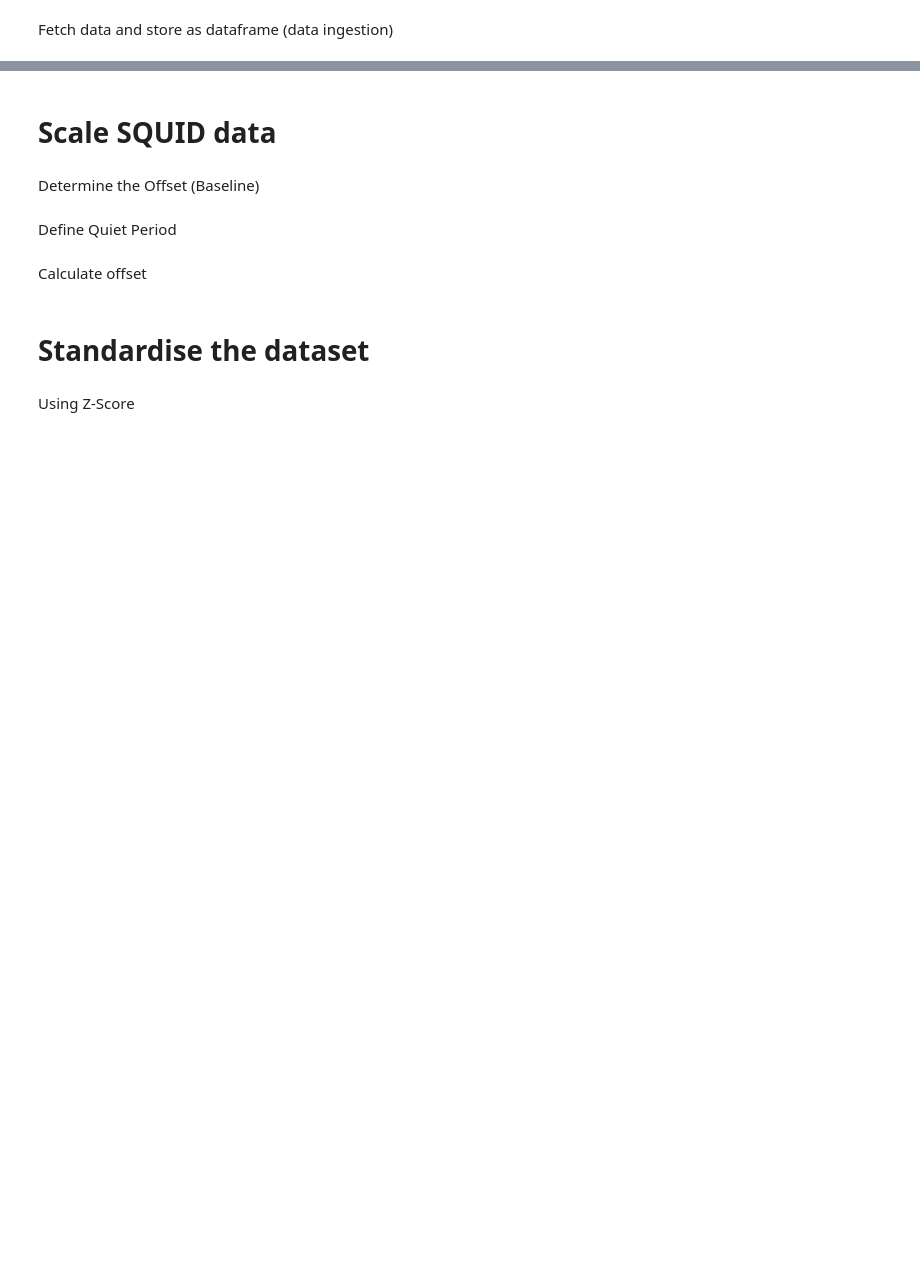
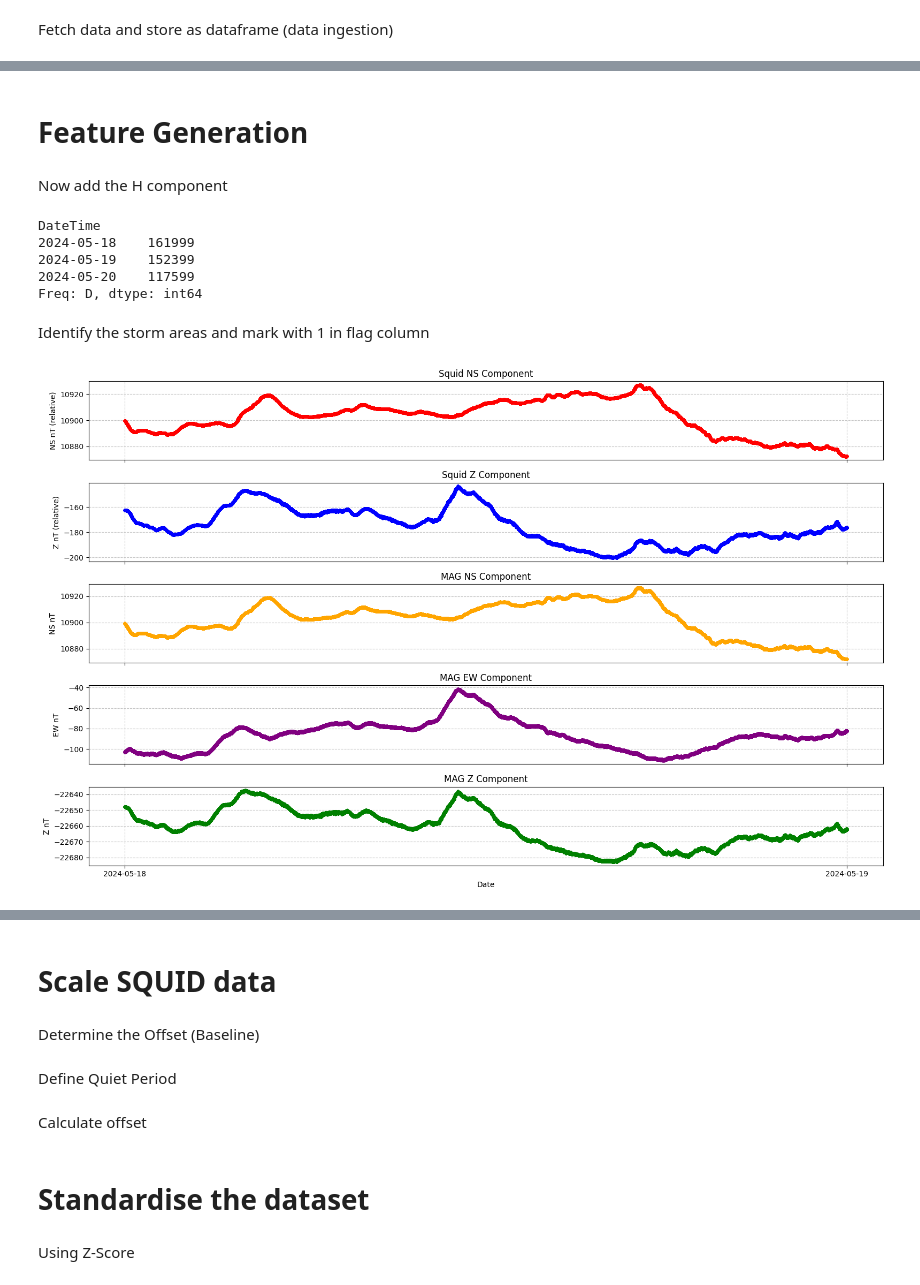
Before and after one commit to TPiphone/Bigdata_Event_Detection, a Jupyter notebook: bigdata_detection/modules/eda.ipynb, the cells around one changed output, grey strips where cells are left out. Drawn from its saved outputs; the diff is of its cells as text; code cells hidden in the pictures; blank space fills up the shorter version.

```diff
--- a/bigdata_detection/modules/eda.ipynb
+++ b/bigdata_detection/modules/eda.ipynb
@@ -51,0 +78,23 @@ eda.generateDataPlots(df['NS_SQUID'].values, df['Z_SQUID'].values, df['NS_Fluxga
+# %% [markdown]
+# Feature Generation
+# %% [markdown]
+Now add the H component
+# %%
+corrected_df = eda.calculate_h_component(df)
+observations_per_day = corrected_df.resample('D').size()
+print(observations_per_day)
+# %% [output]
+DateTime
+2024-05-18    161999
+2024-05-19    152399
+2024-05-20    117599
+Freq: D, dtype: int64
+# %% [markdown]
+Identify the storm areas and mark with 1 in flag column
+# %%
+START = 0
+END = 220000
+test = df.iloc[START:END, :] # Select some subset of data
+eda.generateDataPlots(test['H Component'].values, test['Z_SQUID'].values, test['NS_Fluxgate'].values, test['EW_Fluxgate'].values, test['Z_Fluxgate'].values, len(test), RECORDS_PER_DAY, start_date, end_date)
+# %% [output]
+[figure, added]
```
Also changed, not shown: parts of 20 cells of this notebook, 4 other files.
